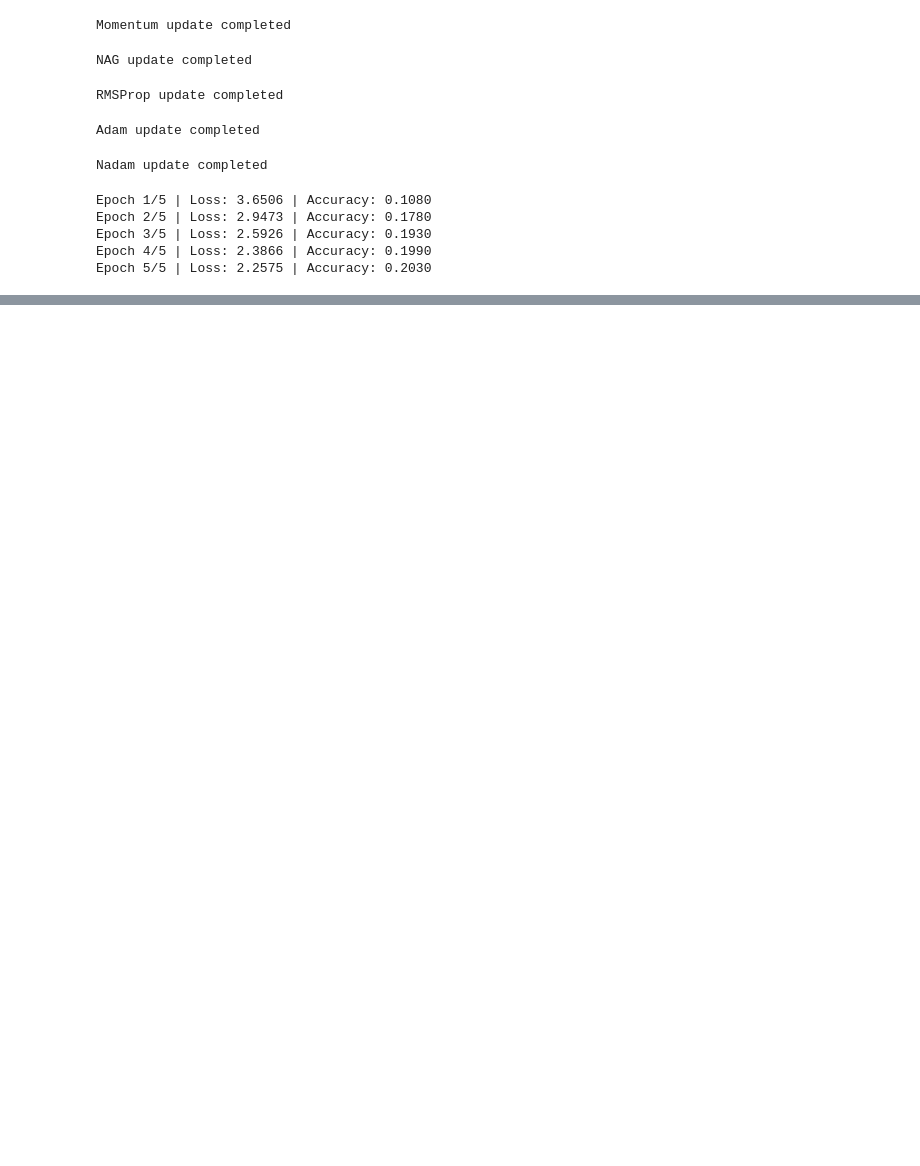
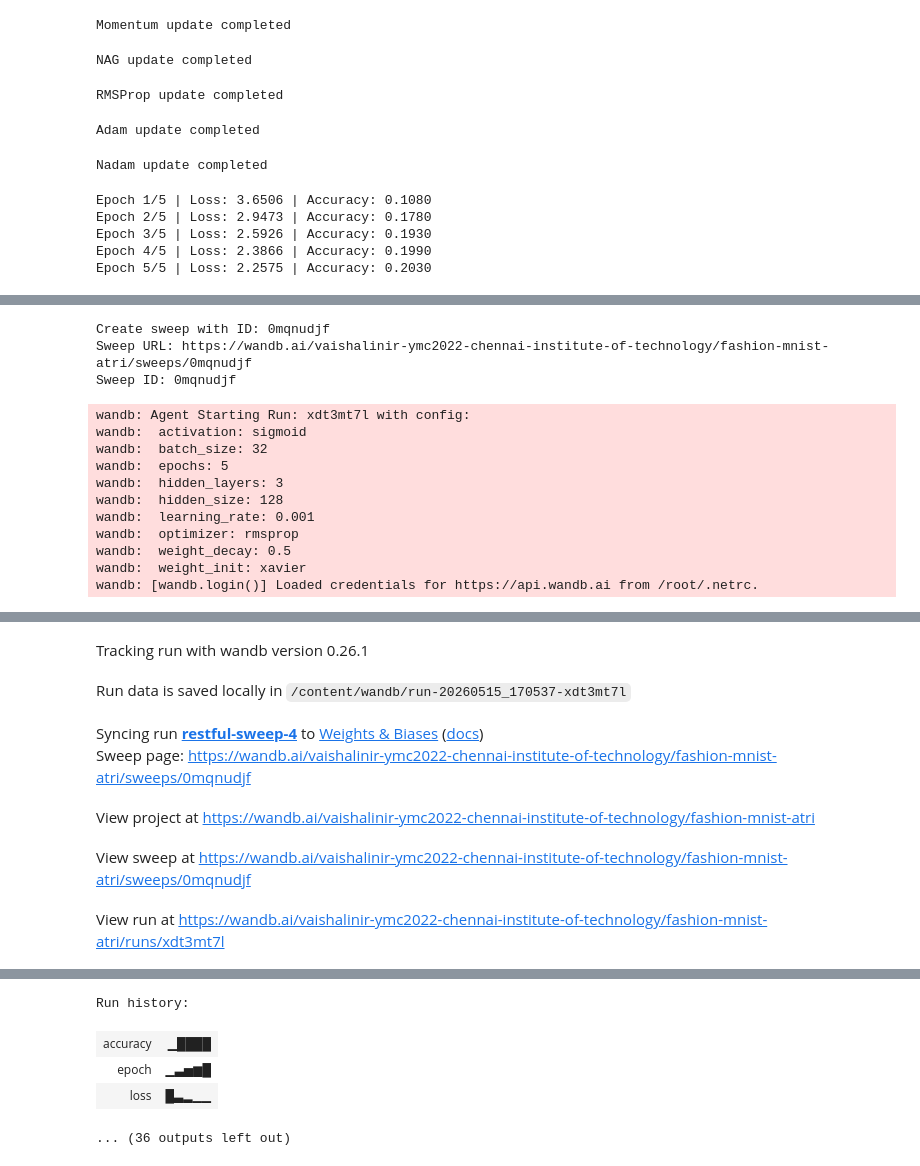
Before and after one commit to DharankumarCS/fashion-mnist-atri, a Jupyter notebook: notebooks/experiments.ipynb, the cells around one changed output, grey strips where cells are left out. Cells and saved outputs as stored; diff of their text form; code cells hidden in the pictures; blank space fills up the shorter version.

```diff
--- a/notebooks/experiments.ipynb
+++ b/notebooks/experiments.ipynb
@@ -681,0 +759,13 @@ Epoch 5/5 | Loss: 2.2575 | Accuracy: 0.2030
+# %%
+# Create sweep
+
+sweep_id = wandb.sweep(
+    sweep_config,
+    project="fashion-mnist-atri"
+)
+
+print("Sweep ID:", sweep_id)
+# %% [output]
+Create sweep with ID: 0mqnudjf
+Sweep URL: https://wandb.ai/vaishalinir-ymc2022-chennai-institute-of-technology/fashion-mnist-atri/sweeps/0mqnudjf
+Sweep ID: 0mqnudjf
@@ -681,0 +899,20 @@ Epoch 5/5 | Loss: 2.2575 | Accuracy: 0.2030
+# %%
+# Start sweep agent
+
+wandb.agent(
+    sweep_id,
+    function=train_wandb,
+    count=3
+)
+# %% [output]
+wandb: Agent Starting Run: xdt3mt7l with config:
+wandb:  activation: sigmoid
+wandb:  batch_size: 32
+wandb:  epochs: 5
+wandb:  hidden_layers: 3
+wandb:  hidden_size: 128
+wandb:  learning_rate: 0.001
+wandb:  optimizer: rmsprop
+wandb:  weight_decay: 0.5
+wandb:  weight_init: xavier
+wandb: [wandb.login()] Loaded credentials for https://api.wandb.ai from /root/.netrc.
@@ -681,0 +920,7 @@ Epoch 5/5 | Loss: 2.2575 | Accuracy: 0.2030
+Tracking run with wandb version 0.26.1
+Run data is saved locally in /content/wandb/run-20260515_170537-xdt3mt7l
+Syncing run restful-sweep-4 to Weights & Biases (docs)
+Sweep page: https://wandb.ai/vaishalinir-ymc2022-chennai-institute-of-technology/fashion-mnist-atri/sweeps/0mqnudjf
+View project at https://wandb.ai/vaishalinir-ymc2022-chennai-institute-of-technology/fashion-mnist-atri
+View sweep at https://wandb.ai/vaishalinir-ymc2022-chennai-institute-of-technology/fashion-mnist-atri/sweeps/0mqnudjf
+View run at https://wandb.ai/vaishalinir-ymc2022-chennai-institute-of-technology/fashion-mnist-atri/runs/xdt3mt7l
@@ -681,0 +933,5 @@ Epoch 5/5 | Loss: 2.2575 | Accuracy: 0.2030
+Run history:
+| accuracy | ▁████ |
+| epoch | ▁▃▅▆█ |
+| loss | █▃▂▁▁ |
+... (36 outputs left out)
```
Also changed, not shown: parts of 5 cells of this notebook.
